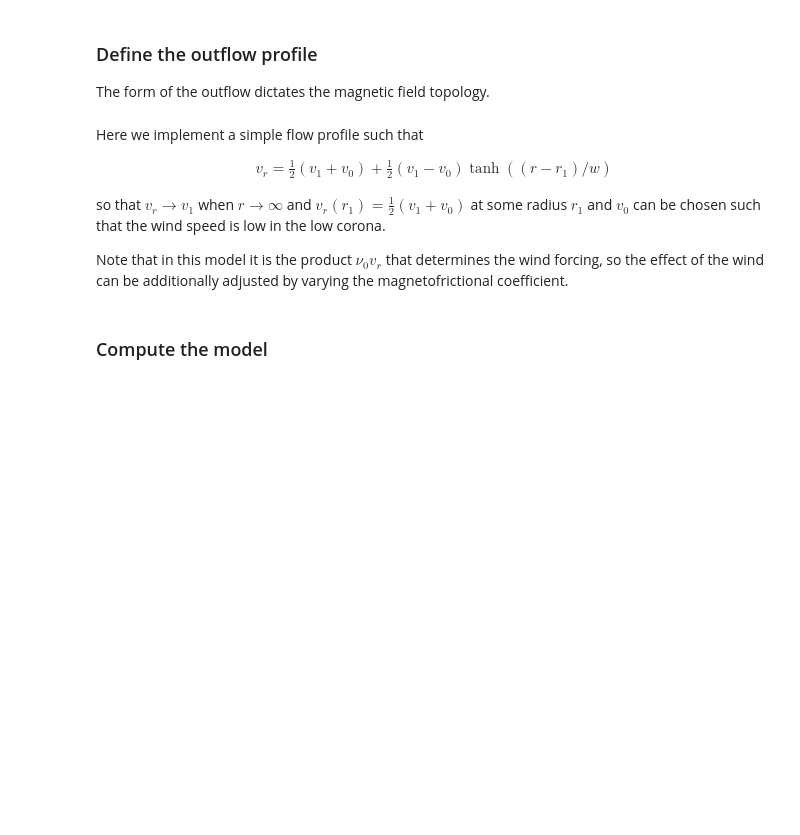
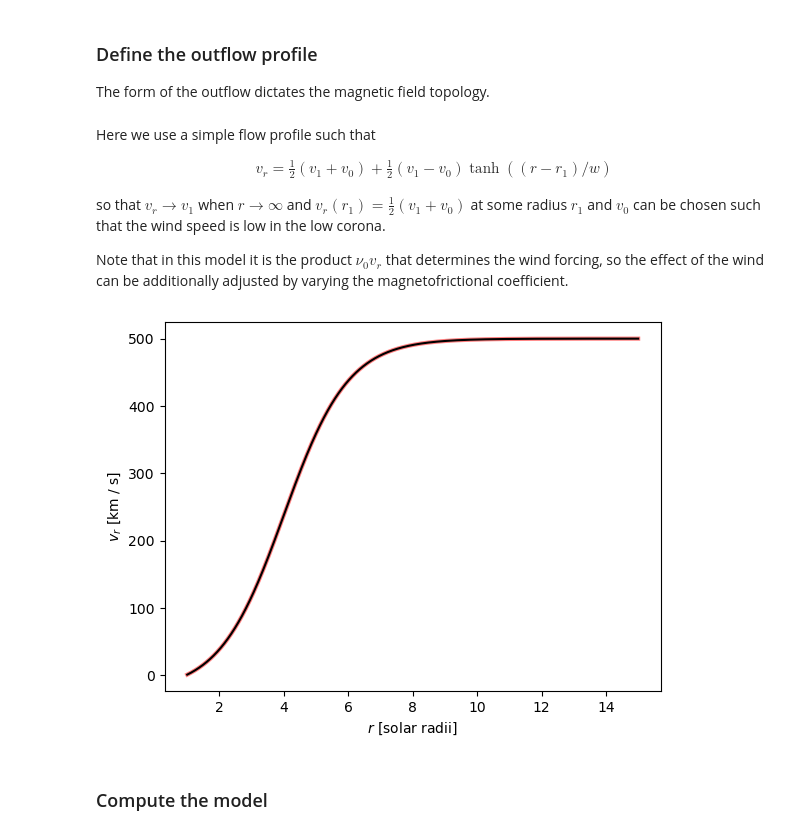
Before and after one commit to jpomoell/cider, a Jupyter notebook: notebooks/Magnetofrictional example.ipynb, the cells around one changed output. Drawn from its saved outputs; the diff is of its cells as text; code cells hidden in the pictures; blank space fills up the shorter version.

```diff
--- a/notebooks/Magnetofrictional example.ipynb
+++ b/notebooks/Magnetofrictional example.ipynb
@@ -36,6 +37,8 @@ import sunpy
 # %%
 import pysmsh
 import cider
+# %%
+RSun = sunpy.sun.constants.radius
 # %% [markdown]
 ### Load magnetogram & process
 # %% [markdown]
@@ -70,7 +75,7 @@ balanced_magnetogram.peek(vmin=-50, vmax=50)
 
 The form of the outflow dictates the magnetic field topology.
 # %% [markdown]
-Here we implement a simple flow profile such that
+Here we use a simple flow profile such that
 
 \begin{eqnarray}
 v_r = \frac{1}{2}(v_1 + v_0) + \frac{1}{2}(v_1 - v_0) \tanh((r-r_1)/w)
@@ -123,19 +89,23 @@ flow = HyperbolicTanFlowProfile()
+# %%
+flow = cider.models.mfw.HyperbolicTanFlowProfile()
 # %%
 # Compute vr using a simple finite difference as a check that vr is consistent with f
-rvalues = np.linspace(1.0, 15.0, 1024)*sunpy.sun.constants.radius.value
+rvalues = np.linspace(1.0, 15.0, 1024)*RSun.si.value
+
 vr = np.zeros(len(rvalues))
-
 for i, r in enumerate(rvalues):
 
     dr = 1.0
     dfdr = (flow.f(r+dr) - flow.f(r-dr))/(2.0*dr)
 
     vr[i] = (1.0/flow.nu0)*(1.0/flow.f(r))*dfdr
 
-plt.plot(rvalues/sunpy.sun.constants.radius.value, flow.vr(rvalues)/1e3, alpha=0.5, color='r', lw=3)
-plt.plot(rvalues/sunpy.sun.constants.radius.value, vr/1e3, color='k')
+plt.plot(rvalues/RSun.si.value, flow.vr(rvalues)/1e3, alpha=0.5, color='r', lw=3)
+plt.plot(rvalues/RSun.si.value, vr/1e3, color='k')
 
 plt.xlabel(r"$r$ [solar radii]")
 plt.ylabel(r"$v_r$ [km / s]");
+# %% [output]
+[figure, added]
 # %% [markdown]
 ### Compute the model
```
Also changed, not shown: parts of 15 cells of this notebook, 1 other file.
